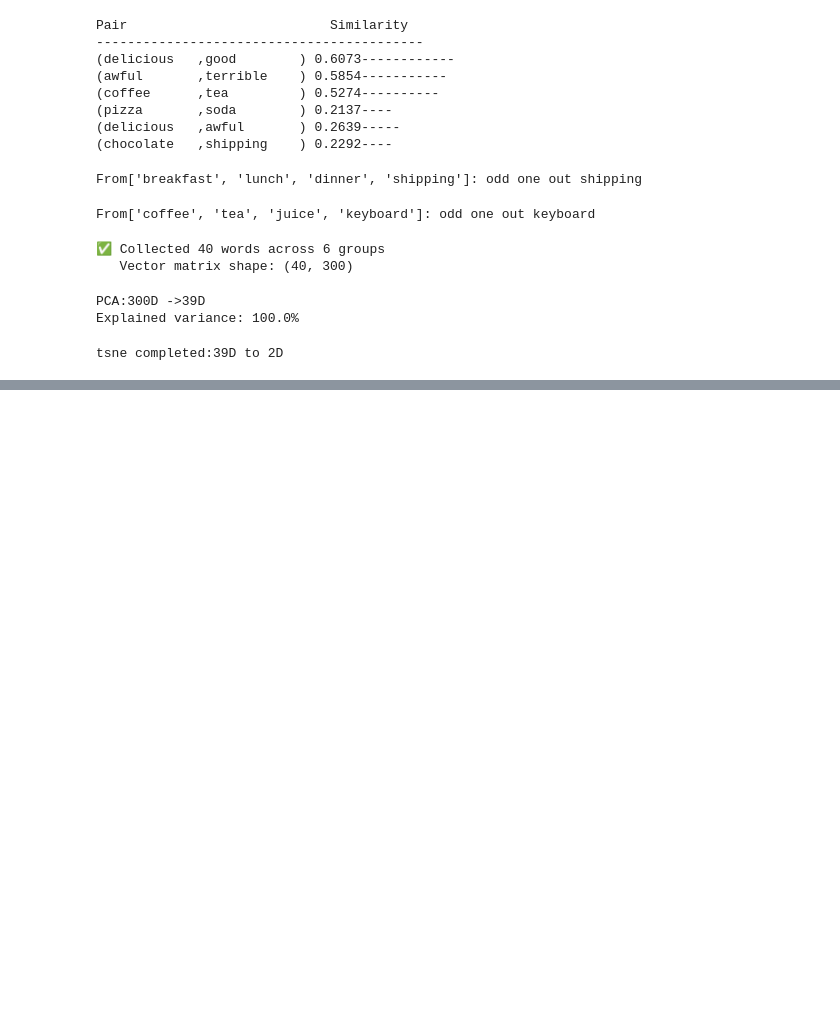
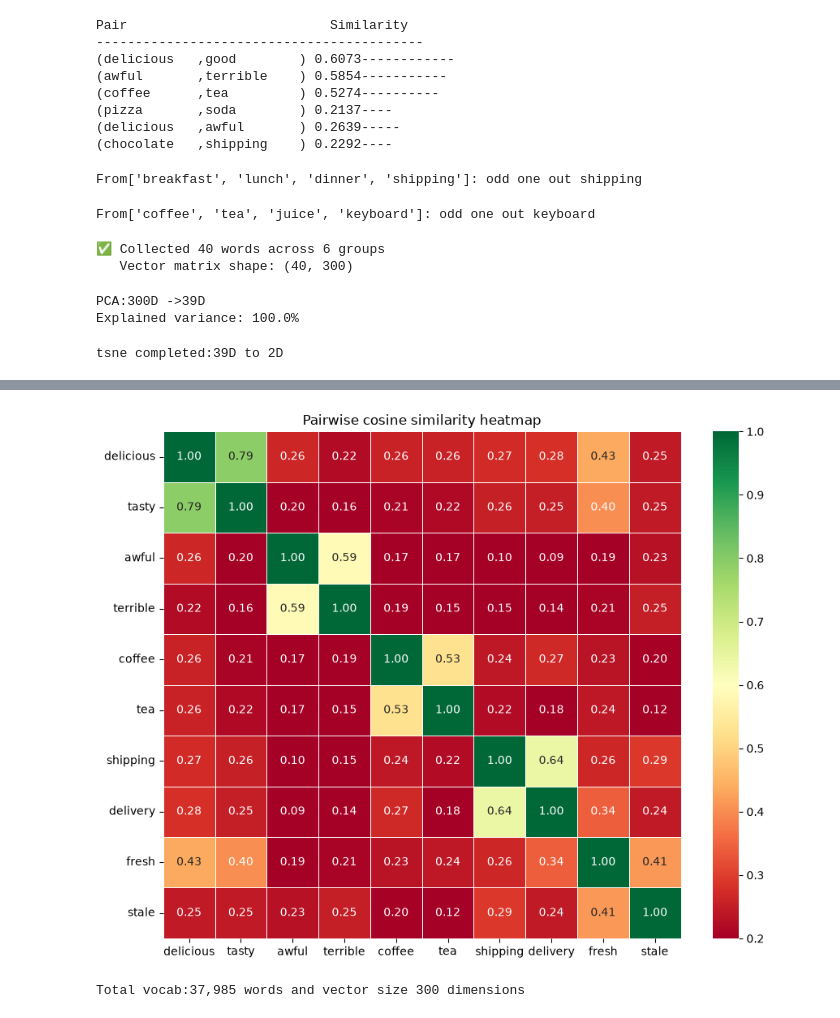
Before and after one commit to IoNiCx1/review-word2vec, a Jupyter notebook: word2vec.ipynb, the cells around one changed output, grey strips where cells are left out. Cells and saved outputs as stored; diff of their text form; code cells hidden in the pictures; blank space fills up the shorter version.

```diff
--- a/word2vec.ipynb
+++ b/word2vec.ipynb
@@ -412,0 +429,36 @@ color_map = dict(zip(unique_groups,colors))
+# %%
+heatmap_words = ['delicious','tasty','awful','terrible','coffee','tea','shipping',
+                 'delivery','fresh','stale']
+# %%
+heatmap_words = [w for w in heatmap_words if w in model.wv]
+# %%
+n = len(heatmap_words)
+sim_matrix = np.zeros((n,n))
+
+for i,w1 in enumerate (heatmap_words):
+    for j,w2 in enumerate(heatmap_words):
+        sim_matrix[i,j] = model.wv.similarity(w1,w2) # Cosine Similarity
+# %%
+fig,ax = plt.subplots(figsize=(9,7))
+sns.heatmap(
+    sim_matrix,
+    xticklabels=heatmap_words,
+    yticklabels=heatmap_words,
+    annot=True,
+    fmt= '.2f',
+    cmap = 'RdYlGn',
+    vmin=0.2,vmax = 1.0,
+    linewidth = 0.5,
+    ax = ax
+)
+ax.set_title("Pairwise cosine similarity heatmap")
+plt.xticks(rotation = 0)
+plt.tight_layout()
+plt.show()
+# %% [output]
+[figure, added]
+# %%
+vocab = model.wv
+print(f"Total vocab:{len(vocab):,} words and vector size {vocab.vector_size} dimensions")
+# %% [output]
+Total vocab:37,985 words and vector size 300 dimensions
```
Also changed, not shown: parts of 5 cells of this notebook.
